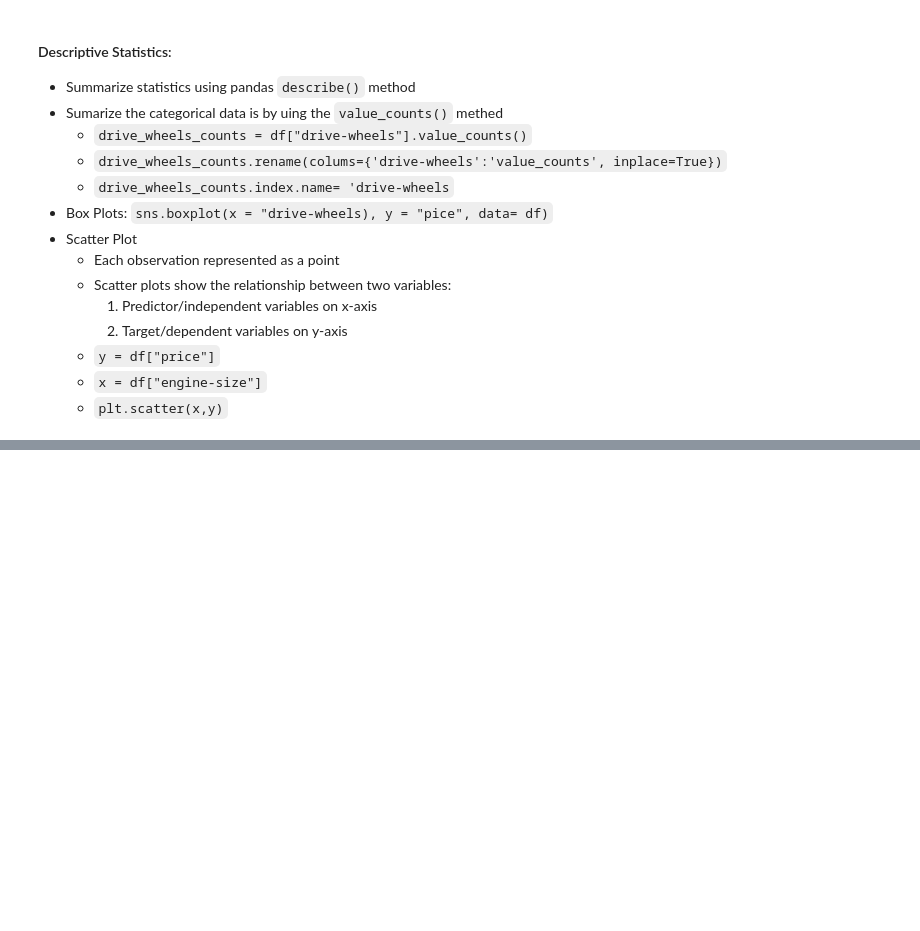
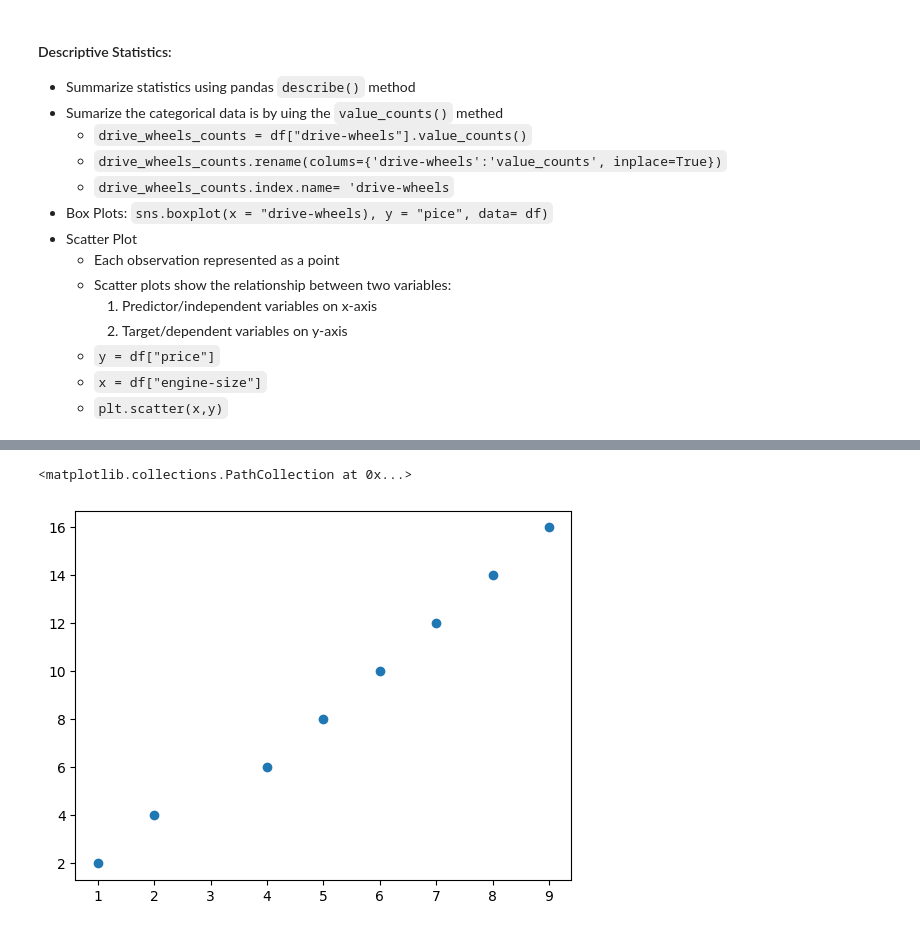
Before and after one commit to jose-angell/DataScience, a Jupyter notebook: DataAnalysis/Module3.ipynb, the cells around one changed output, grey strips where cells are left out. Cells and saved outputs as stored; diff of their text form; code cells hidden in the pictures; blank space fills up the shorter version.

```diff
--- a/DataAnalysis/Module3.ipynb
+++ b/DataAnalysis/Module3.ipynb
@@ -36,0 +76,5 @@
+# %%
+plt.scatter(x, y)
+# %% [output]
+<matplotlib.collections.PathCollection at 0x...>
+[figure, added]
```
Also changed, not shown: parts of 18 cells of this notebook.
